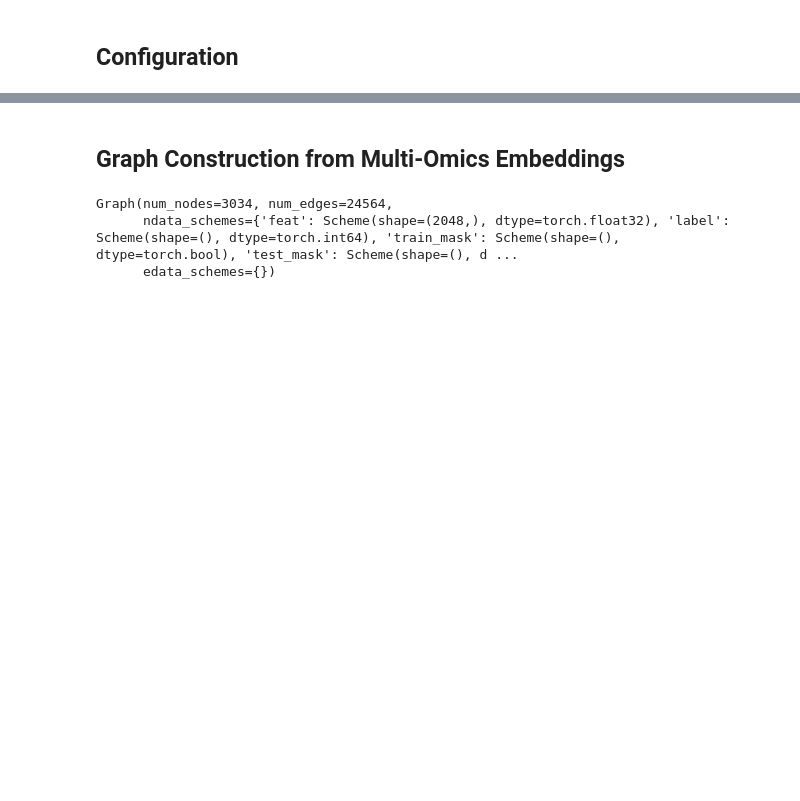
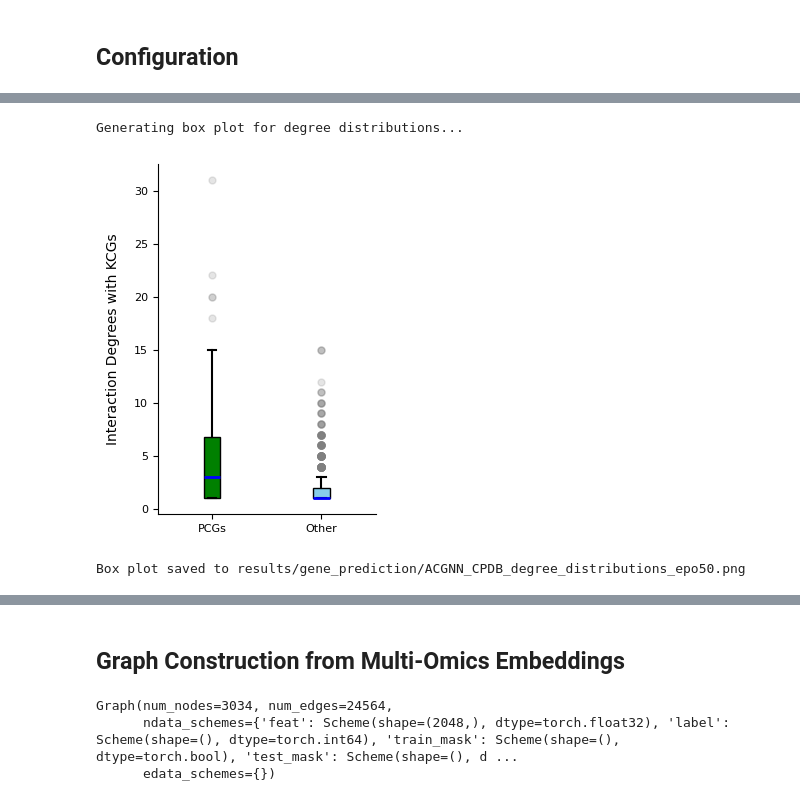
Before and after one commit to Ericsaliway0/ACGNN, a Jupyter notebook: ACGCN_Multi_Omics_Classification.ipynb, the cells around one changed output, grey strips where cells are left out. Drawn from its saved outputs; the diff is of its cells as text; code cells hidden in the pictures; blank space fills up the shorter version.

```diff
--- a/ACGCN_Multi_Omics_Classification.ipynb
+++ b/ACGCN_Multi_Omics_Classification.ipynb
@@ -356,0 +82,14 @@ Namespace(in_feats=2048, hidden_feats=1024, out_feats=1, learning_rate=0.001, nu
+# %%
+import os
+import csv
+import time
+import psutil
+import torch
+import torch.nn as nn
+import pandas as pd
+import dgl
+from tqdm import tqdm
+from collections import defaultdict
+
+RESULTS_DIR = "results/gene_prediction"
+os.makedirs(RESULTS_DIR, exist_ok=True)
@@ -356,0 +756,65 @@ Namespace(in_feats=2048, hidden_feats=1024, out_feats=1, learning_rate=0.001, nu
+# %%
+def plot_degree_distributions(sorted_degree_counts_above, sorted_degree_counts_below, args, output_dir):
+    """
+    Generates a box plot comparing interaction degrees of PCGs vs. Other Genes with KCGs.
+
+    Parameters:
+    - sorted_degree_counts_above: List of degrees for PCGs.
+    - sorted_degree_counts_below: List of degrees for other genes.
+    - args: Arguments containing model and training configuration.
+    - output_dir: Directory to save the plot.
+    """
+
+    print("Generating box plot for degree distributions...")
+
+    degree_data = [sorted_degree_counts_above, sorted_degree_counts_below]
+
+    plt.figure(figsize=(3, 4))
+
+    # Create the box plot
+    boxplot = plt.boxplot(
+        degree_data,
+        vert=True,
+        patch_artist=True,  # Allows customization of box color
+        flierprops=dict(marker='o', markerfacecolor='grey', markeredgecolor='grey', markersize=5, alpha=0.2),  # Outliers
+        boxprops=dict(color='black'),  # Box border color
+        medianprops=dict(color='blue', linewidth=2),  # Median line style
+        whiskerprops=dict(color='black', linewidth=1.5),  # Whiskers
+        capprops=dict(color='black', linewidth=1.5)  # Caps
+    )
+
+    # Customize frame
+    ax = plt.gca()
+    ax.spines['top'].set_visible(False)  # Remove top frame line
+    ax.spines['right'].set_visible(False)  # Remove right frame line
+
+    # X-axis labels
+    plt.xticks([1, 2], ['PCGs', 'Other'], fontsize=8)
+    plt.yticks(fontsize=8)
+    plt.ylabel('Interaction Degrees with KCGs', fontsize=10, labelpad=10)
+
+    # Assign different colors to box plots
+    colors = ['green', 'skyblue']
+    for patch, color in zip(boxplot['boxes'], colors):
+        patch.set_facecolor(color)
+
+    # Save the plot
+    os.makedirs(output_dir, exist_ok=True)
+    output_plot_path = os.path.join(output_dir, f'{args.model_type}_{args.net_type}_degree_distributions_epo{args.num_epochs}.png')
+    plt.savefig(output_plot_path, bbox_inches='tight')
+
+    plt.tight_layout()
+    plt.show()
+    print(f"Box plot saved to {output_plot_path}")
+
+
+plot_degree_distributions(
+    list(degree_above.values()),
+    list(degree_below.values()),
+    args,
+    RESULTS_DIR
+)
+# %% [output]
+Generating box plot for degree distributions...
+[figure, added]
+Box plot saved to results/gene_prediction/ACGNN_CPDB_degree_distributions_epo50.png
```
Also changed, not shown: parts of 54 cells of this notebook, 3 other files.
